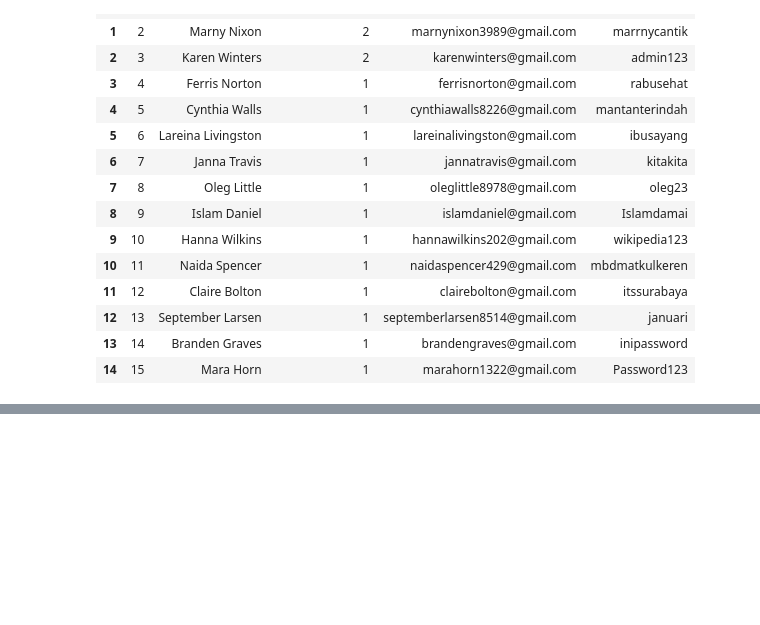
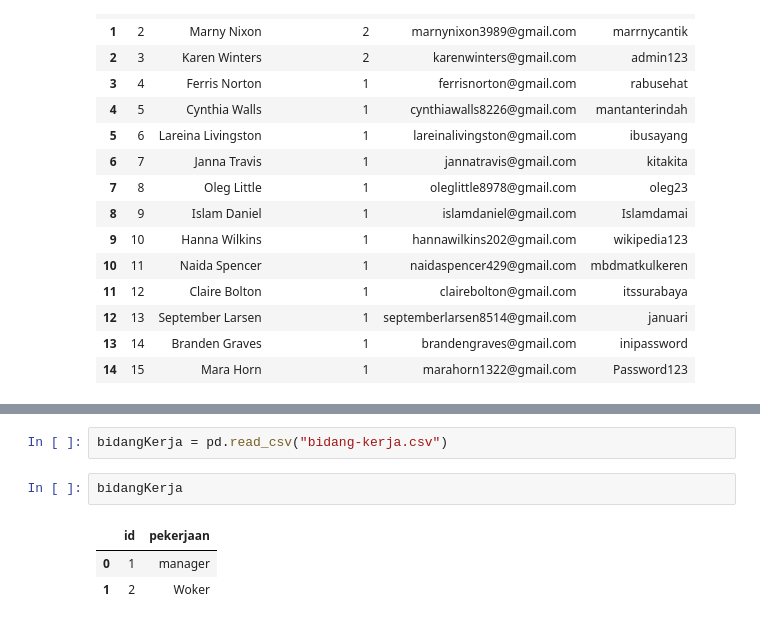
Before and after one commit to DikaPutra07/FP_MBD_MINIMARKET_BE, a Jupyter notebook: db/seeders/seeder-script.ipynb, the cells around one changed output, grey strips where cells are left out. Saved outputs shown, nothing was run; the diff lists cells and outputs as text; blank space fills up the shorter version.

```diff
--- a/db/seeders/seeder-script.ipynb
+++ b/db/seeders/seeder-script.ipynb
@@ -315,3 +305,11 @@ pegawai.apply(reqInsert, axis=1)
 13    None
 14    None
 dtype: object
+# %%
+bidangKerja = pd.read_csv("bidang-kerja.csv")
+# %%
+bidangKerja
+# %% [output]
+|  | id | pekerjaan |
+| 0 | 1 | manager |
+| 1 | 2 | Woker |
```
Also changed, not shown: parts of 3 cells of this notebook, 1 other file.
